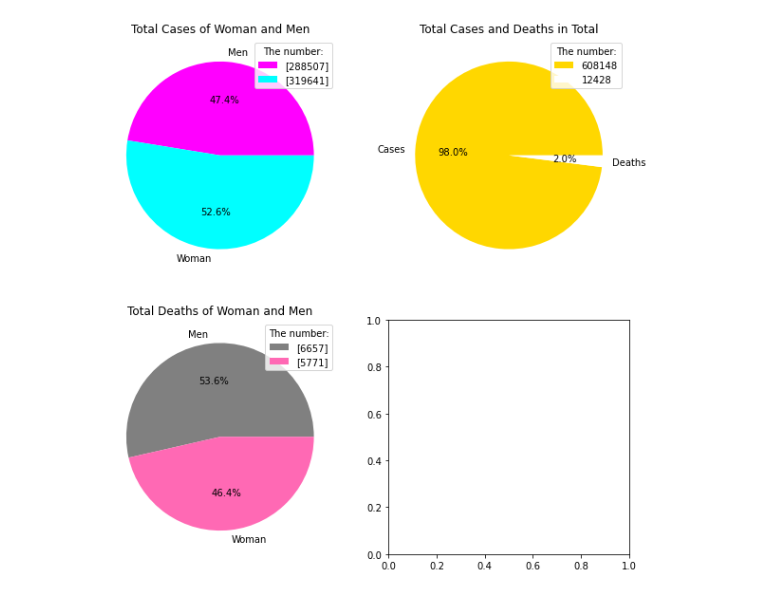
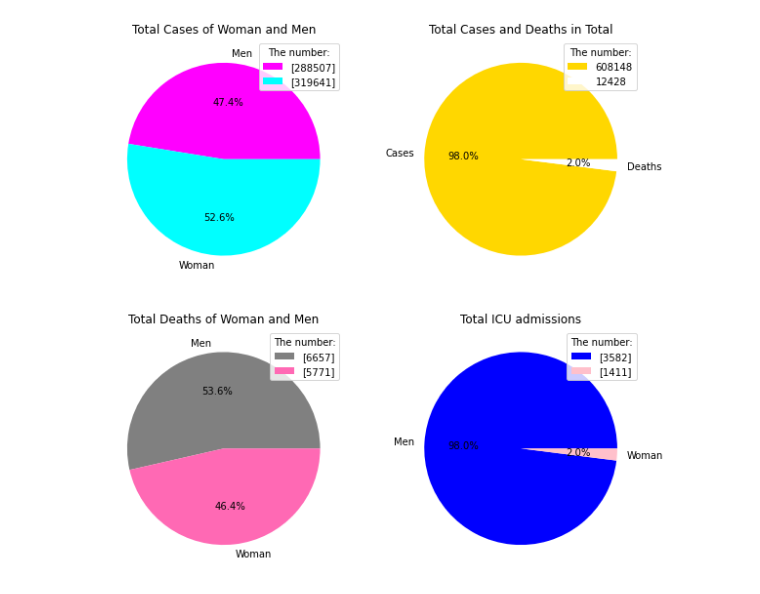
Before and after one commit to laullopes/Lauanda_Lopes_TE19C, a Jupyter notebook: Dataanalysprojekt/Data/kön.ipynb, the cells around one changed output. Saved outputs shown, nothing was run; the diff lists cells and outputs as text; code cells hidden in the pictures.

```diff
--- a/Dataanalysprojekt/Data/kön.ipynb
+++ b/Dataanalysprojekt/Data/kön.ipynb
@@ -11,32 +11,39 @@ cases_F = [df.iloc[1,1]]
 Total_C = [cases_M, cases_F]
 labels = ["Men", "Woman"]
 
 axs[0,0].pie(Total_C, labels= labels, autopct='%1.1f%%', colors=["magenta", "cyan"])
 axs[0,0].legend([cases_M, cases_F], title = "The number:")
 axs[0,0].set_title("Total Cases of Woman and Men")
 
 # Antalet döda
 deaths_M =[df.iloc[0,3]]
 deaths_F = [df.iloc[1,3]]
 Total_D = [deaths_M, deaths_F]
 labels = ["Men", "Woman"]
 
 axs[1,0].pie(Total_D, labels= labels, autopct='%1.1f%%', colors= ["grey", "hotpink"])
 axs[1,0].legend([deaths_M , deaths_F], title = "The number:")
 axs[1,0].set_title("Total Deaths of Woman and Men")
 
 # Summan av båda
 summa_C = df["Total_Cases"].sum()
 summa_D = df["Total_Deaths"].sum()
 lista = [summa_C, summa_D]
 labels = "Cases", "Deaths"
 
 axs[0,1].pie(lista, labels= labels, autopct='%1.1f%%', colors= ["gold", "white"])
 axs[0,1].set_title("Total Cases and Deaths in Total")
 axs[0,1].legend([summa_C, summa_D], title = "The number:")
 
+icu_M = [df.iloc[0,2]]
+icu_F = [df.iloc[1,2]]
+Total_ICU = [icu_M, icu_F]
+labels = ["Men", "Woman"]
 
-#Fixa till ICU graf
+axs[1,1].pie(lista, labels= labels, autopct='%1.1f%%', colors= ["blue", "pink"])
+axs[1,1].set_title("Total ICU admissions")
+axs[1,1].legend([icu_M, icu_F], title = "The number:")
+
 plt.show()
 # %% [output]
-[figure, old version]
+[figure, new version]
```
Also changed, not shown: 2 other files.
